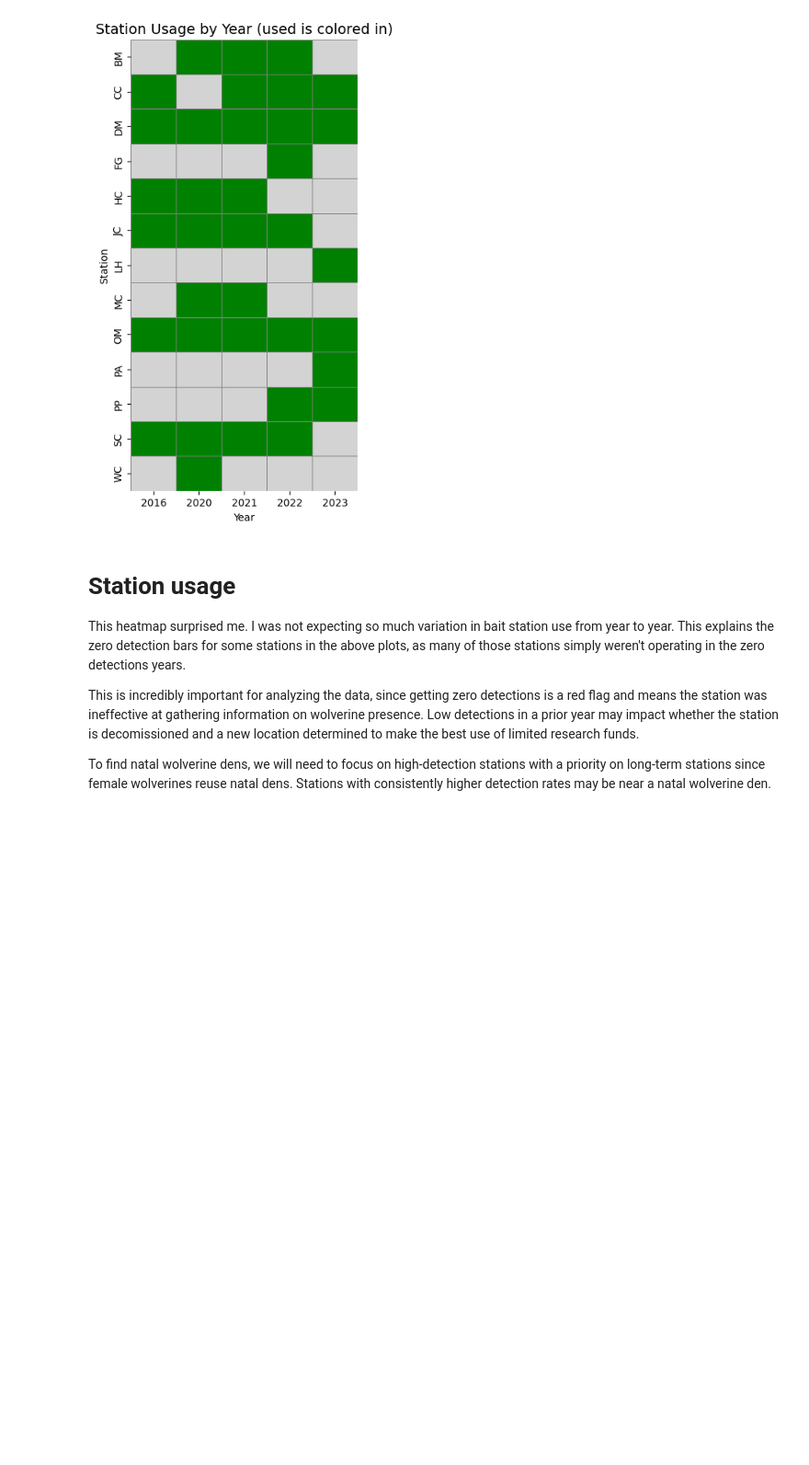
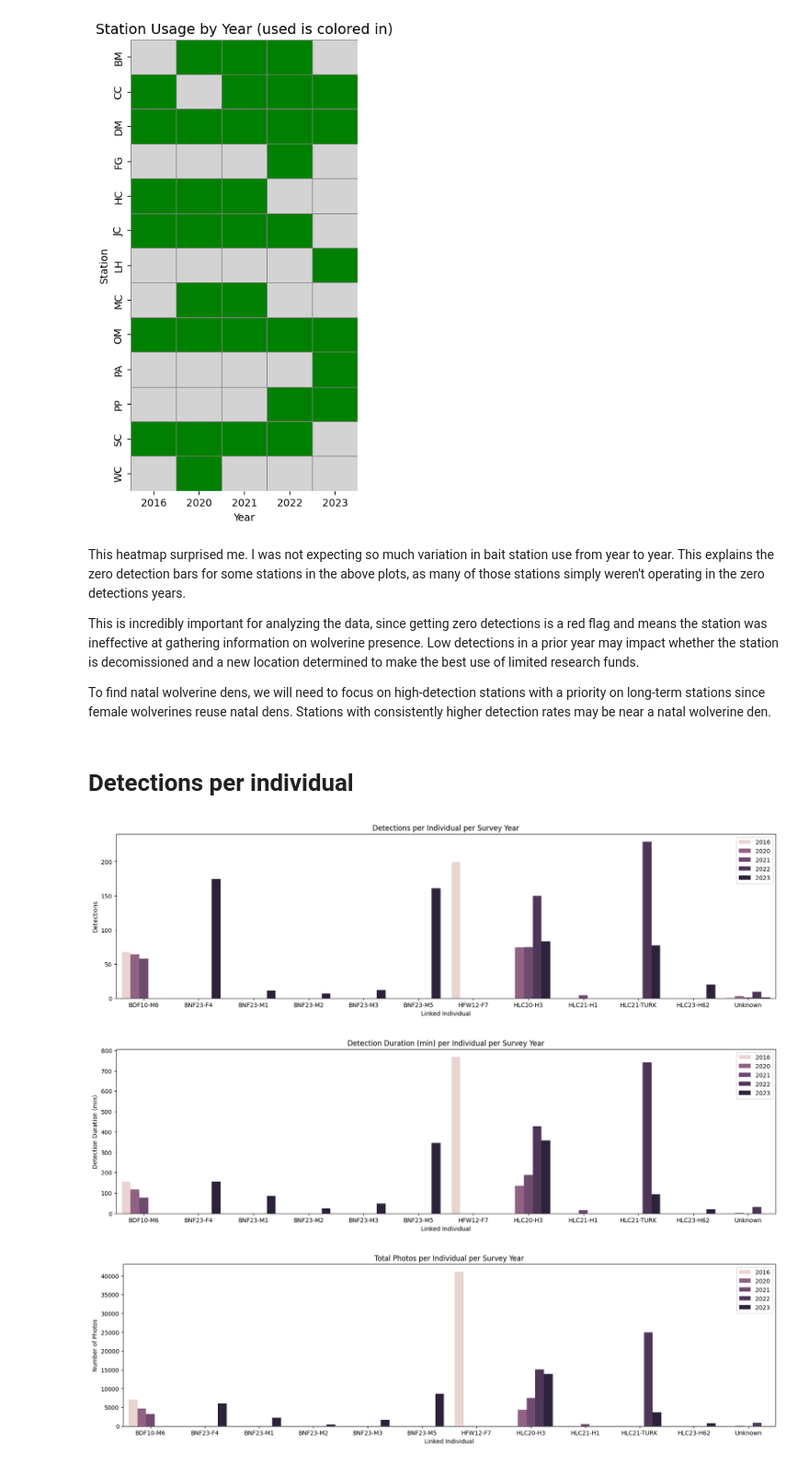
Before and after one commit to bw123111/MLcourse2025, a Jupyter notebook: assignments/Assignment_1.ipynb, the cells around one changed output. Shown: that part at 92% size. Drawn from its saved outputs; the diff is of its cells as text; code cells hidden in the pictures; blank space fills up the shorter version.

```diff
--- a/assignments/Assignment_1.ipynb
+++ b/assignments/Assignment_1.ipynb
@@ -863,9 +872,69 @@ plt.show()
 # %% [output]
 [figure]
 # %% [markdown]
-# Station usage
 This heatmap surprised me. I was not expecting so much variation in bait station use from year to year. This explains the zero detection bars for some stations in the above plots, as many of those stations simply weren't operating in the zero detections years.
 
 This is incredibly important for analyzing the data, since getting zero detections is a red flag and means the station was ineffective at gathering information on wolverine presence. Low detections in a prior year may impact whether the station is decomissioned and a new location determined to make the best use of limited research funds.
 
 To find natal wolverine dens, we will need to focus on high-detection stations with a priority on long-term stations since female wolverines reuse natal dens. Stations with consistently higher detection rates may be near a natal wolverine den.
+# %% [markdown]
+# Detections per individual
+# %%
+# ----------- number of detections -------------
+# group data for plotting individual wolverines' detections by year
+dtx_indiv_yr = data.groupby(["Linked Individual", "Year"]).size().reset_index(name="Detections")
+
+# plot details
+plt.figure(figsize=(20,5))
+sns.barplot(data=dtx_indiv_yr,
+            x="Linked Individual",
+            y="Detections",
+            hue="Year",
+            dodge=True,
+            )
+plt.title("Detections per Individual per Survey Year")
+plt.legend()
+plt.show()
+print("\n")
+
+# ----------  duration detected ----------------
+# print(data["Duration (minutes)"])     # min is 1 minute
+# print(data["Duration (minutes).1"])   # min is 0 minutes, use this one
+
+# group data for plotting individual wolverines' total minutes detected by year
+dur_indiv_yr = data.groupby(["Linked Individual", "Year"])["Duration (minutes).1"].sum().reset_index(name="Duration")
+
+# plot details
+plt.figure(figsize=(20,5))
+sns.barplot(data=dur_indiv_yr,
+            x="Linked Individual",
+            y="Duration",
+            hue="Year",
+            dodge=True,
+            )
+plt.title("Detection Duration (min) per Individual per Survey Year")
+plt.ylabel("Detection Duration (min)")
+plt.legend()
+plt.show()
+print("\n")
+
+# ---------- Number of photos -----------------
+# group data for plotting individual wolverines' total photos by year
+dur_indiv_yr = data.groupby(["Linked Individual", "Year"])["No. photos"].sum().reset_index(name="nphotos")
+
+# plot details
+plt.figure(figsize=(20,5))
+sns.barplot(data=dur_indiv_yr,
+            x="Linked Individual",
+            y="nphotos",
+            hue="Year",
+            dodge=True,
+            )
+plt.title("Total Photos per Individual per Survey Year")
+plt.ylabel("Number of Photos")
+plt.legend()
+plt.show()
+# %% [output]
+[figure, added]
+[figure, added]
+[figure, added]
```
Also changed, not shown: parts of 16 cells of this notebook.
